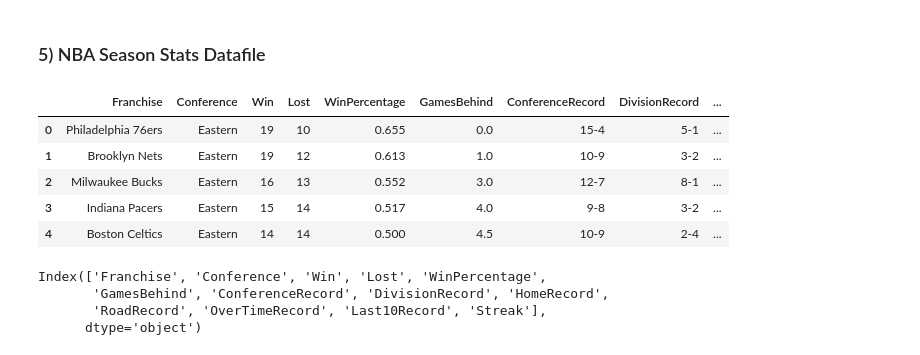
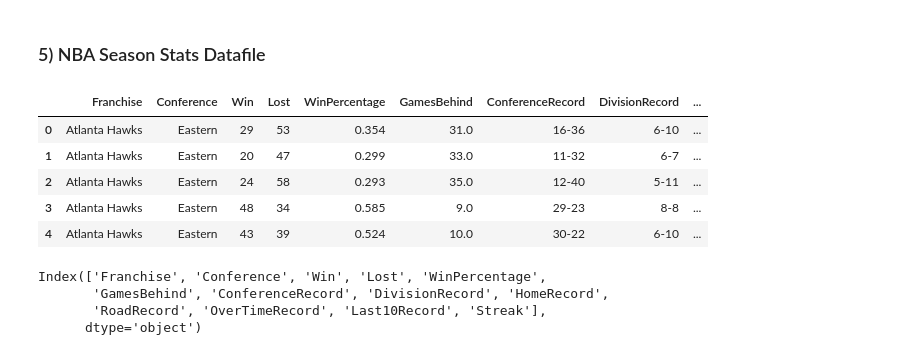
Before and after one commit to JmSambajon/group5-project, a Jupyter notebook: NBA Database.ipynb, the cells around one changed output. Saved outputs shown, nothing was run; the diff lists cells and outputs as text; code cells hidden in the pictures.

```diff
--- a/NBA Database.ipynb
+++ b/NBA Database.ipynb
@@ -130,15 +130,15 @@ dtype: object
 ### 5) NBA Season Stats Datafile
 # %%
 # Read in dataframe
-season_stats = pd.read_csv("./Resources/nba_season_stats.csv", encoding='ISO-8859-1')
+season_stats = pd.read_csv("./Resources/nba_season_stats2.csv", encoding='ISO-8859-1')
 season_stats.head()
 # %% [output]
 |  | Franchise | Conference | Win | Lost | WinPercentage | GamesBehind | ConferenceRecord | DivisionRecord | ... |
-| 0 | Philadelphia 76ers | Eastern | 19 | 10 | 0.655 | 0.0 | 15-4 | 5-1 | ... |
-| 1 | Brooklyn Nets | Eastern | 19 | 12 | 0.613 | 1.0 | 10-9 | 3-2 | ... |
-| 2 | Milwaukee Bucks | Eastern | 16 | 13 | 0.552 | 3.0 | 12-7 | 8-1 | ... |
-| 3 | Indiana Pacers | Eastern | 15 | 14 | 0.517 | 4.0 | 9-8 | 3-2 | ... |
-| 4 | Boston Celtics | Eastern | 14 | 14 | 0.500 | 4.5 | 10-9 | 2-4 | ... |
+| 0 | Atlanta Hawks | Eastern | 29 | 53 | 0.354 | 31.0 | 16-36 | 6-10 | ... |
+| 1 | Atlanta Hawks | Eastern | 20 | 47 | 0.299 | 33.0 | 11-32 | 6-7 | ... |
+| 2 | Atlanta Hawks | Eastern | 24 | 58 | 0.293 | 35.0 | 12-40 | 5-11 | ... |
+| 3 | Atlanta Hawks | Eastern | 48 | 34 | 0.585 | 9.0 | 29-23 | 8-8 | ... |
+| 4 | Atlanta Hawks | Eastern | 43 | 39 | 0.524 | 10.0 | 30-22 | 6-10 | ... |
 # %%
 # Inspecting columns.
 season_stats.columns
```
Also changed, not shown: parts of 3 cells of this notebook, 3 other files.
